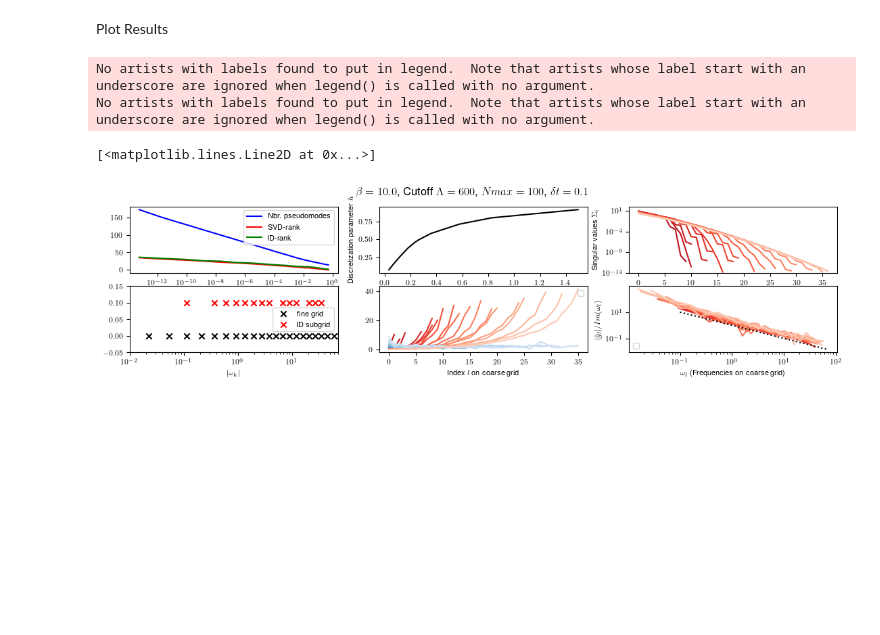
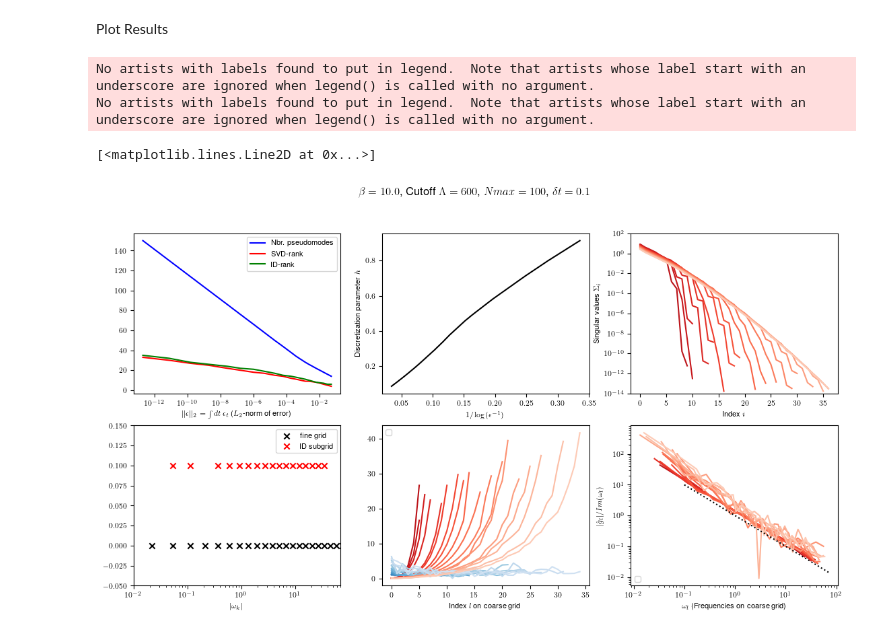
Before and after one commit to jthoenniss/RealTimeID, a Jupyter notebook: ID_fixed_params.ipynb, the cells around one changed output. Drawn from its saved outputs; the diff is of its cells as text; code cells hidden in the pictures; blank space fills up the shorter version.

Commit message:
distinguish between relative and absolute time-integrated error. Use relative error as default, which is hence always leq 1 and can therefore be use as eps-argument for the scipy ID routine

```diff
--- a/ID_fixed_params.ipynb
+++ b/ID_fixed_params.ipynb
@@ -29,7 +29,7 @@ cont_integral = np.array([ker.cont_integral(t, beta, cutoff) for t in times])
 
 
 #compute array containing absolute time integrated error for each m
-abs_time_integrated_error = [ker.DiscrError(m,m,N_max,delta_t,beta,cutoff).abs_error_time_integrated(cont_integral[:]) for m in nbr_discrete_points]
+abs_time_integrated_error = [ker.DiscrError(m,m,N_max,delta_t,beta,cutoff).error_time_integrated(cont_integral[:]) for m in nbr_discrete_points]
 #ignore integrated errors close to machine precision
 delete_incs = [i for i, err in enumerate(abs_time_integrated_error) if abs(err) < 5.e-14]#identify indices in array which correspond to very small errors
 
@@ -44,7 +44,7 @@ for i, m  in enumerate(nbr_discrete_points):
 # %% [markdown]
 Plot Results
 # %%
-fig, axs = plt.subplots(2, 3, figsize=(13.5,2.8))  # 1 row, 3 columns
+fig, axs = plt.subplots(2, 3, figsize=(13.5,6.8))  # 1 row, 3 columns
 
 fig.suptitle(r'$\beta = {}$'.format(beta) +  ',   Cutoff 'r'$\Lambda = {}$'.format(cutoff)+ ',   '+ r'$Nmax={}$'.format(N_max) + ',   '+ r'$\delta t={}$'.format(delta_t), fontsize = 12)
 # Create a color gradient based on the index I
@@ -87,31 +87,31 @@ axs[1,0].set_ylim(bottom = -0.05, top = 0.15)
 axs[1,0].set_xlim(left = 1.e-2, right = 70)
 axs[1,0].set_xscale('log')
 axs[1,0].set_xlabel(r'$|\omega_k|$')
 axs[1,0].legend()
 
 
 for c,d in enumerate(D):
     couplings_eff = d.coupl_eff()
     coarse_grid = d.coarse_grid
     arg_sort_coarse = np.argsort(coarse_grid)
     axs[1,1].plot(np.arange(len(couplings_eff)), abs(couplings_eff[np.argsort(coarse_grid)]), color = colors_blue[c])
     axs[1,1].plot(np.arange(len(coarse_grid)), np.imag(coarse_grid[arg_sort_coarse] * np.exp(1.j * np.pi/4)), color = colors_orange[c])
     axs[1,2].plot(np.sort(coarse_grid), abs(couplings_eff[arg_sort_coarse])/np.imag(coarse_grid[arg_sort_coarse] * np.exp(1.j * phi)), color = colors_orange[c])
 
 axs[1,1].set_xlabel('Index ' + r'$l$' + ' on coarse grid')
 #axs[1,1].set_yscale('log')
 axs[1,1].legend()
 #axs[1,1].text(20,20, 'lighter = finer grid')
 
 axs[1,2].set_ylabel(r'$|\hat{g}_l| / Im(\omega_l)$')
 axs[1,2].set_xlabel(r'$\omega_l$' + ' (Frequencies on coarse grid)')
 axs[1,2].set_yscale('log')
 axs[1,2].set_xscale('log')
 axs[1,2].legend(loc = 'lower left')
 #axs[1,2].text(1,11,'lighter = finer grid \n Note log-log scale')
 axs[1,2].plot(np.linspace(0.1,70), 1/np.linspace(0.1,70),linestyle = 'dotted', label= r'$\sim 1/|\omega_l|$', color = 'black')
 # %% [output]
 No artists with labels found to put in legend.  Note that artists whose label start with an underscore are ignored when legend() is called with no argument.
 No artists with labels found to put in legend.  Note that artists whose label start with an underscore are ignored when legend() is called with no argument.
 [<matplotlib.lines.Line2D at 0x...>]
-[figure, old version]
+[figure, new version]
```
Also changed, not shown: 1 other file.
